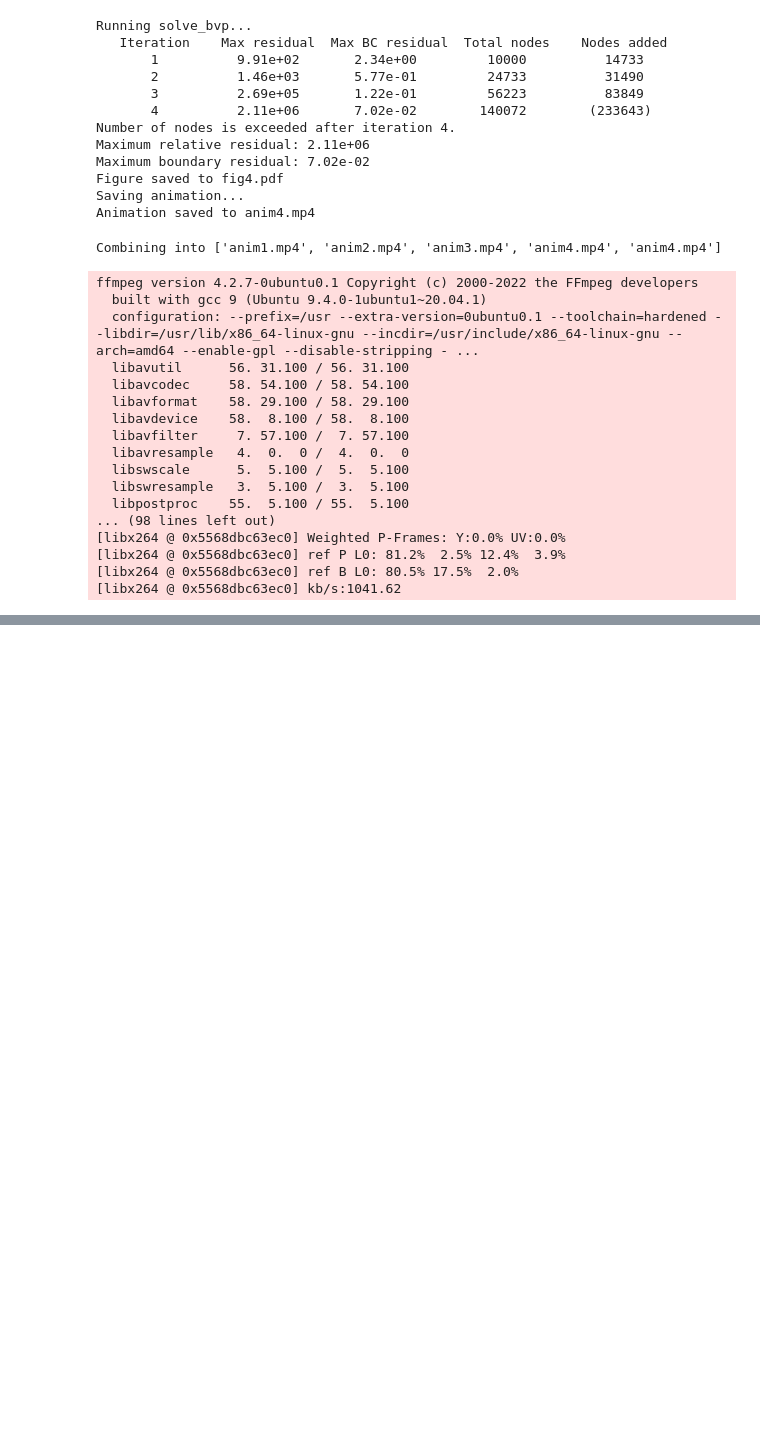
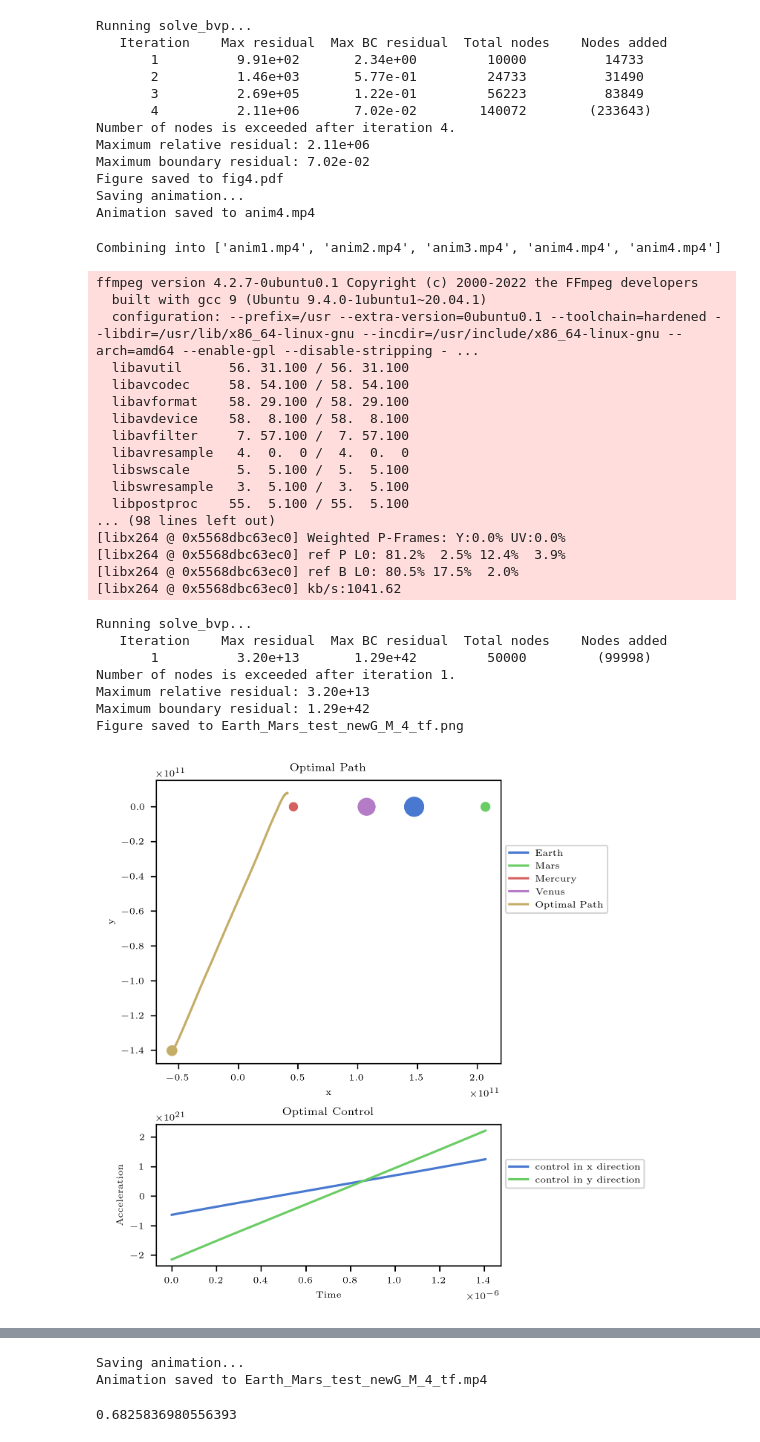
Before and after one commit to CanyonTurtle/cannon-curtis-spencer-tyler-acme, a Jupyter notebook: vol-4/scratch.ipynb, the cells around one changed output, grey strips where cells are left out. Saved outputs shown, nothing was run; the diff lists cells and outputs as text; code cells hidden in the pictures; blank space fills up the shorter version.

```diff
--- a/vol-4/scratch.ipynb
+++ b/vol-4/scratch.ipynb
@@ -587,0 +778,23 @@ ffmpeg version 4.2.7-0ubuntu0.1 Copyright (c) 2000-2022 the FFmpeg developers
+# %%
+#Test it with the planets class:
+Earth = Planet(name='Earth',mass=5.9722e24,R1=147.1e9,R2=152.1e9,velocity = 29.78e3,t0=0,radius=6378e3)
+Mars = Planet(name='Mars',mass=6.39e23,R1=207e9,R2=249e9,velocity = 24e3,t0=0,radius=3390e3)
+Mercury = Planet(name='Mercury',mass=3.285e23,R1=46e9,R2=69.82e9,velocity = 47.36e3,t0=0,radius=2440e3)
+Venus = Planet(name='Venus',mass=4.8675e24,R1=107.48e9,R2=108.94e9,velocity = 35.02e3,t0=0,radius=6051e3)
+planets = [Earth,Mars,Mercury,Venus]
+best_path_tf(
+    planets,
+    .55,
+    figname='Earth_Mars_test_newG_M_4_tf.png',
+    animname="Earth_Mars_test_newG_M_4_tf.mp4",
+    N_COMPUTE_STEPS=50000
+)
+# %% [output]
+Running solve_bvp...
+   Iteration    Max residual  Max BC residual  Total nodes    Nodes added
+       1          3.20e+13       1.29e+42         50000         (99998)
+Number of nodes is exceeded after iteration 1.
+Maximum relative residual: 3.20e+13
+Maximum boundary residual: 1.29e+42
+Figure saved to Earth_Mars_test_newG_M_4_tf.png
+[figure, added]
@@ -587,0 +802,3 @@ ffmpeg version 4.2.7-0ubuntu0.1 Copyright (c) 2000-2022 the FFmpeg developers
+Saving animation...
+Animation saved to Earth_Mars_test_newG_M_4_tf.mp4
+0.6825836980556393
```
Also changed, not shown: parts of 5 cells of this notebook, 4 other files.
